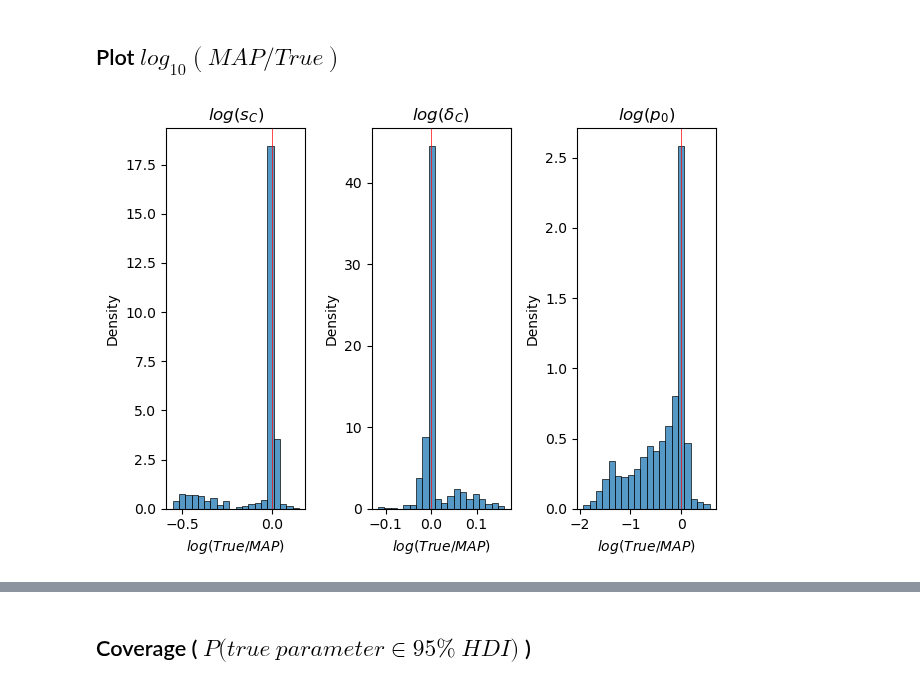
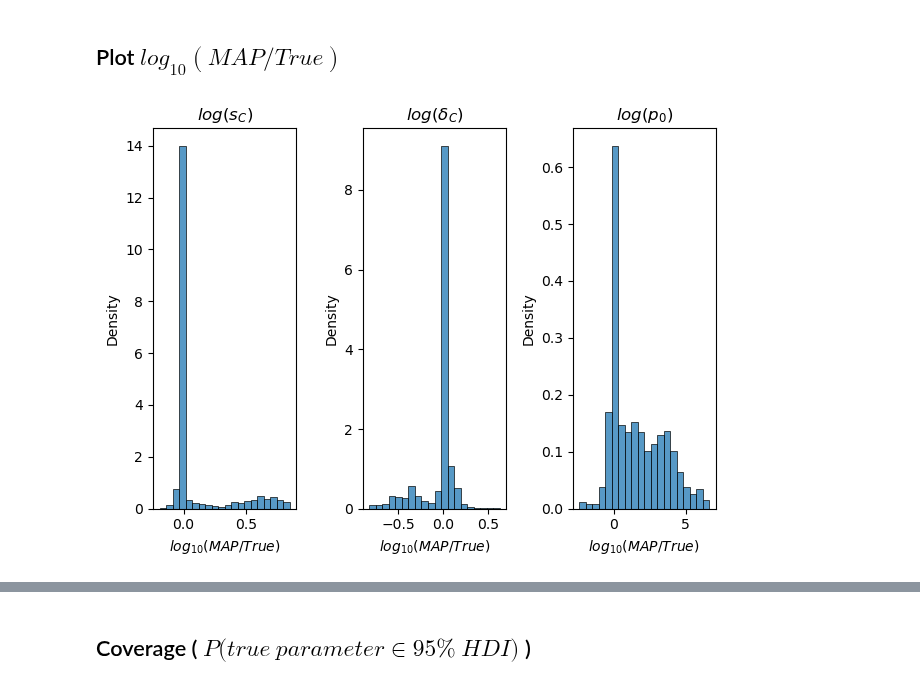
Before and after one commit to yoavram-lab/chuong_et_al, a Jupyter notebook: Simulation Analysis.ipynb, the cells around one changed output, grey strips where cells are left out. Drawn from its saved outputs; the diff is of its cells as text; code cells hidden in the pictures.

Commit message:
fixed map vs. true, added p_0 figure

```diff
--- a/Simulation Analysis.ipynb
+++ b/Simulation Analysis.ipynb
@@ -84,11 +84,12 @@ inferred_df = pd.read_csv('inferred_sims_results.csv', index_col=0)
 # %%
 from seaborn import histplot
 fig, ax = plt.subplots(1,3, tight_layout = True)
 
 for k in range(3):
-    histplot(ax=ax[k], x=inferred_df.iloc[:,k-3], label = 'MAP error ratio', stat='density', bins=20)
-    ax[k].axvline(0, color = 'red', label = '0', linewidth=0.5)
+    x=inferred_df.iloc[:,k-3]
+    histplot(ax=ax[k], x=x, stat='density', bins=20)
+    # ax[k].axvline(0, color = 'red', linewidth=0.5)
     ax[k].set_title(params[k])
-    ax[k].set_xlabel('$log(True / MAP)$')
+    ax[k].set_xlabel('$log_{10}(MAP / True)$')
 # %% [output]
-[figure, old version]
+[figure, new version]
```
Also changed, not shown: parts of 5 cells of this notebook.
